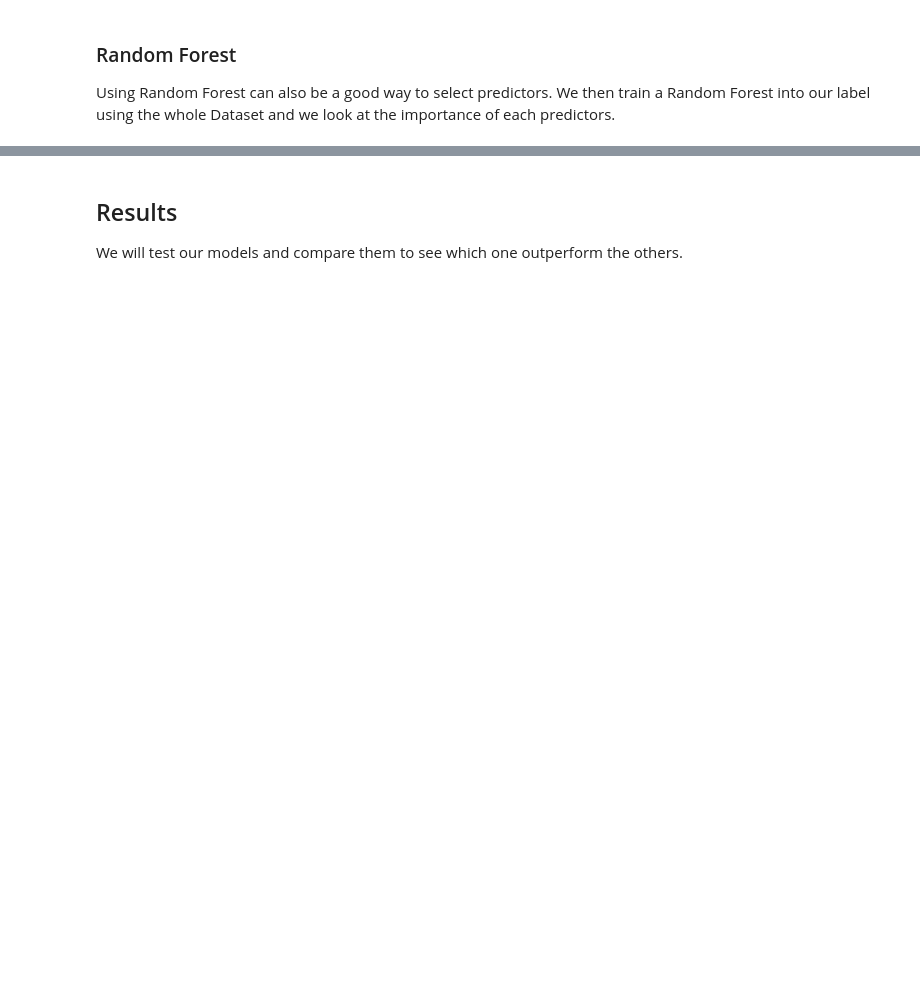
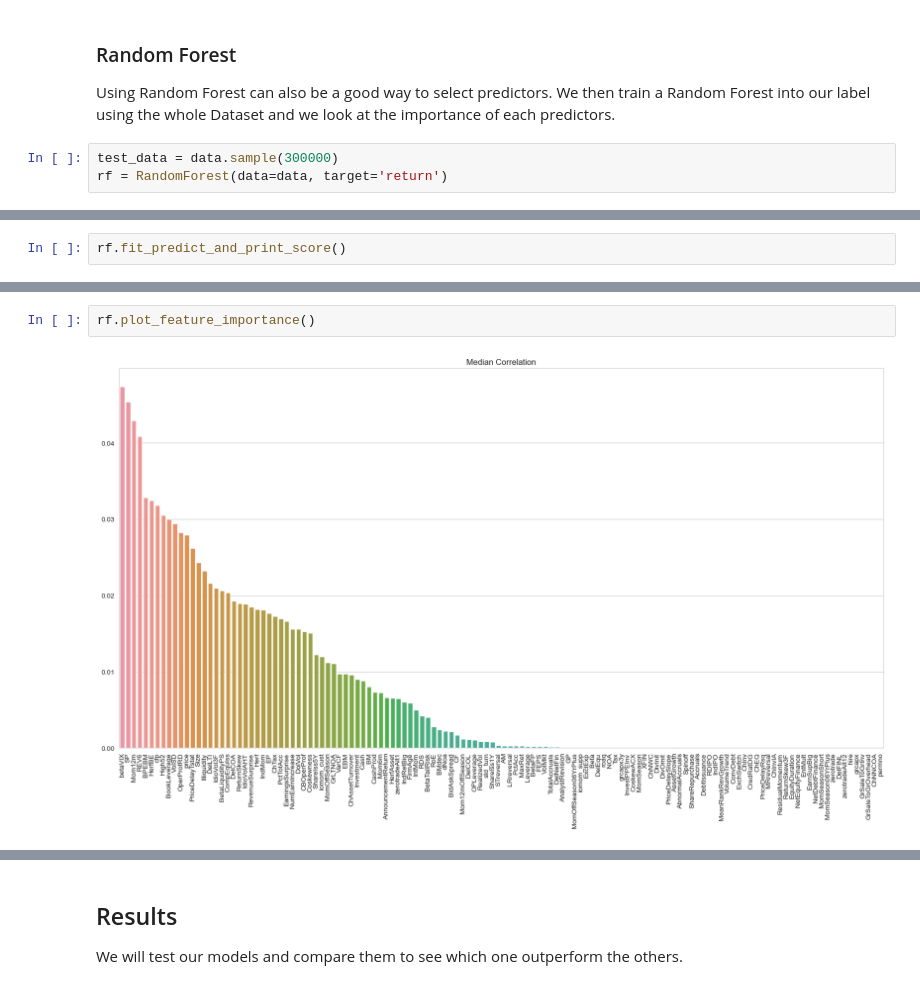
Before and after one commit to paulo-03/final_project_MLFin, a Jupyter notebook: main.ipynb, the cells around one changed output, grey strips where cells are left out. Cells and saved outputs as stored; diff of their text form; blank space fills up the shorter version.

```diff
--- a/main.ipynb
+++ b/main.ipynb
@@ -39,3 +68,6 @@ One basic idea is to compute the linear regression of our predictors in function
 ### Random Forest
 
 Using Random Forest can also be a good way to select predictors. We then train a Random Forest into our label using the whole Dataset and we look at the importance of each predictors.
+# %%
+test_data = data.sample(300000)
+rf = RandomForest(data=data, target='return')
@@ -41,0 +76,2 @@ Using Random Forest can also be a good way to select predictors. We then train a
+# %%
+rf.fit_predict_and_print_score()
@@ -41,0 +88,4 @@ Using Random Forest can also be a good way to select predictors. We then train a
+# %%
+rf.plot_feature_importance()
+# %% [output]
+[figure, added]
```
Also changed, not shown: parts of 9 cells of this notebook, 2 other files.
